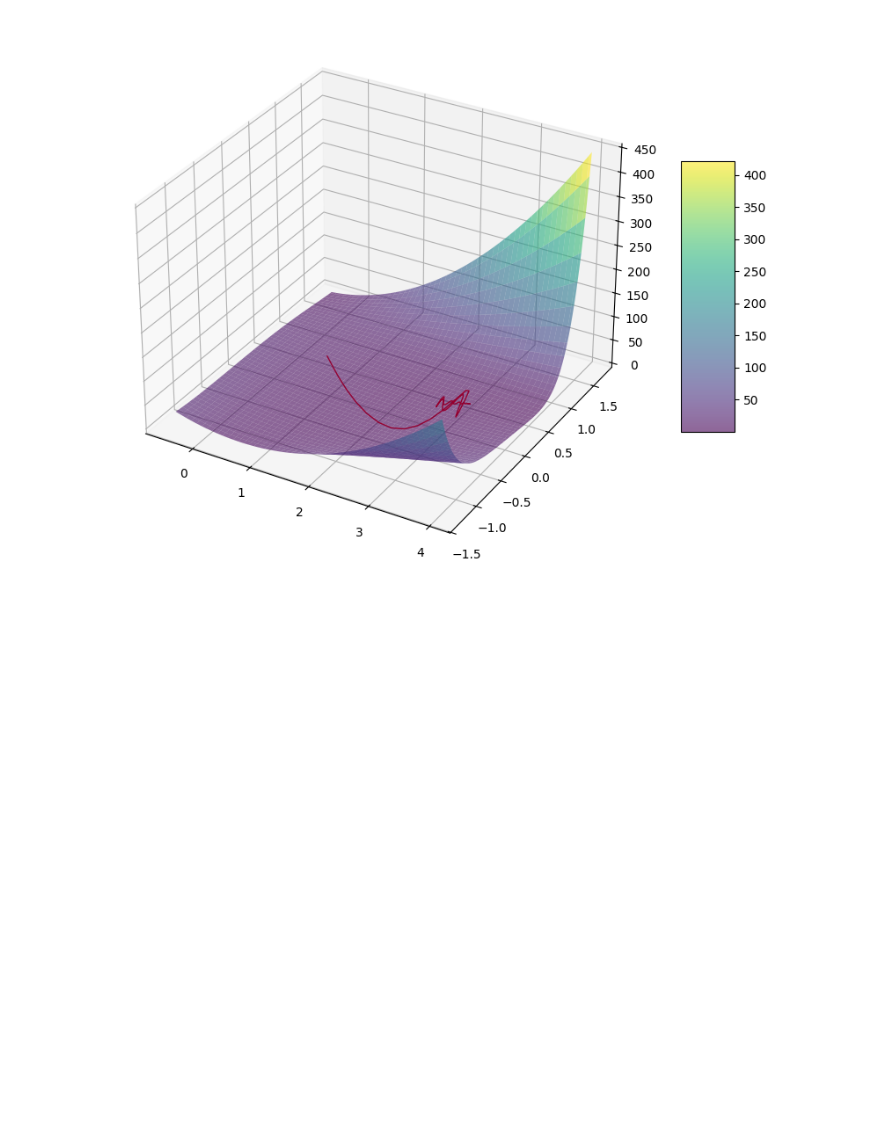
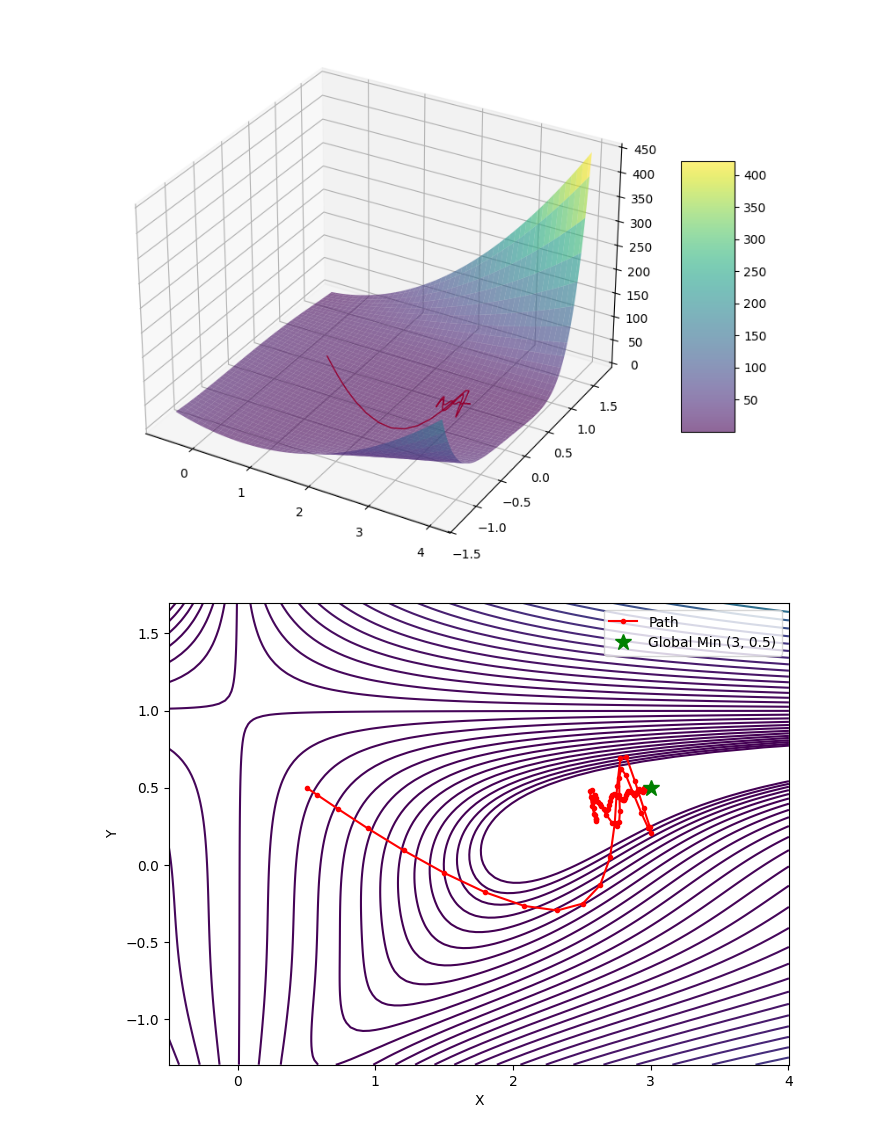
Before and after one commit to GWSuryaYT/ML-Practice, a Jupyter notebook: Optimizations/Accelerated-Gradient-Decent/accelerated-GD.ipynb, the cells around one changed output. Saved outputs shown, nothing was run; the diff lists cells and outputs as text; code cells hidden in the pictures; blank space fills up the shorter version.

Commit message:
made a contour for more better visual

```diff
--- a/Optimizations/Accelerated-Gradient-Decent/accelerated-GD.ipynb
+++ b/Optimizations/Accelerated-Gradient-Decent/accelerated-GD.ipynb
@@ -102,3 +102,14 @@ ax.plot(history_of_x,history_of_y,history_of_z, color = 'Red', marker='', linewi
 plt.show()
 # %% [output]
 [figure]
+# %%
+fig,ax = plt.subplots(figsize = (8,6))
+cp = ax.contour(X,Y,Z, levels=np.logspace(0, 3, 35),cmap='viridis')
+ax.plot(history_of_x, history_of_y, 'ro-', linewidth=1.5, markersize=3, label='Path')
+ax.plot(3.0, 0.5, 'g*', markersize=12, label='Global Min (3, 0.5)')
+ax.set_xlabel('X')
+ax.set_ylabel('Y')
+ax.legend()
+plt.show()
+# %% [output]
+[figure, added]
```
